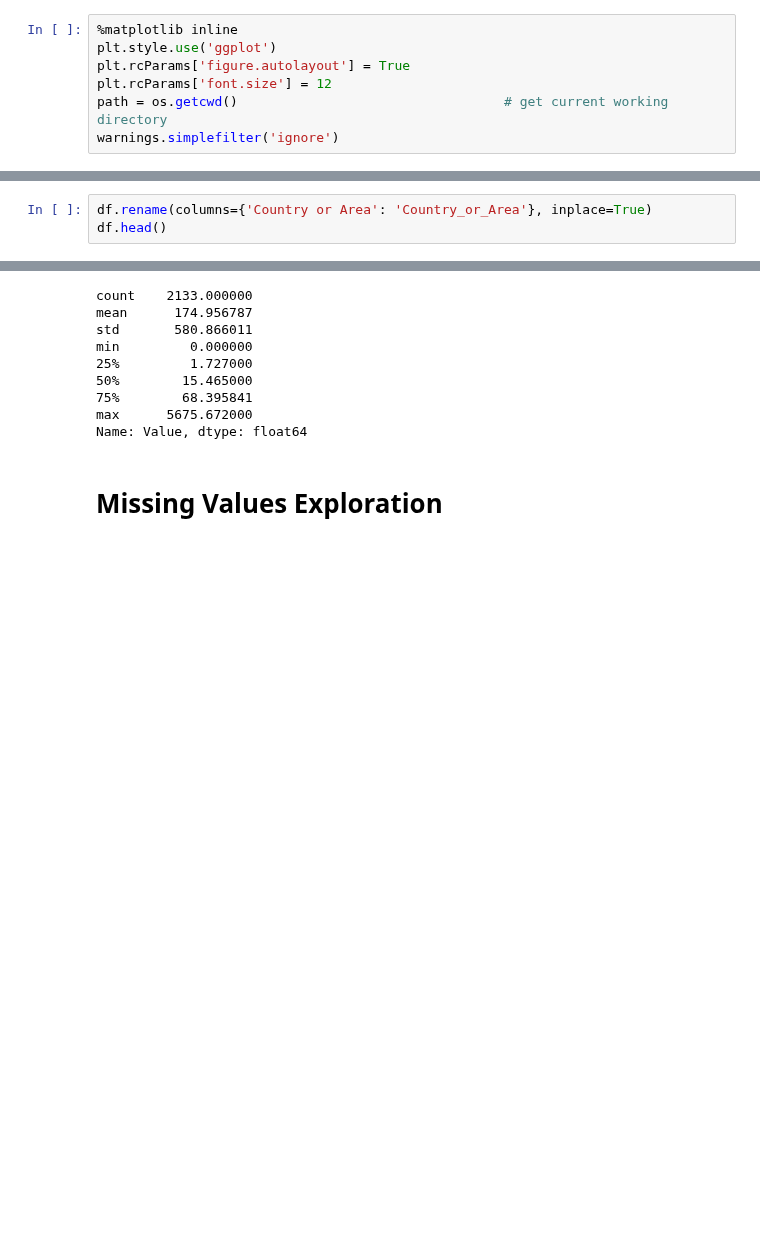
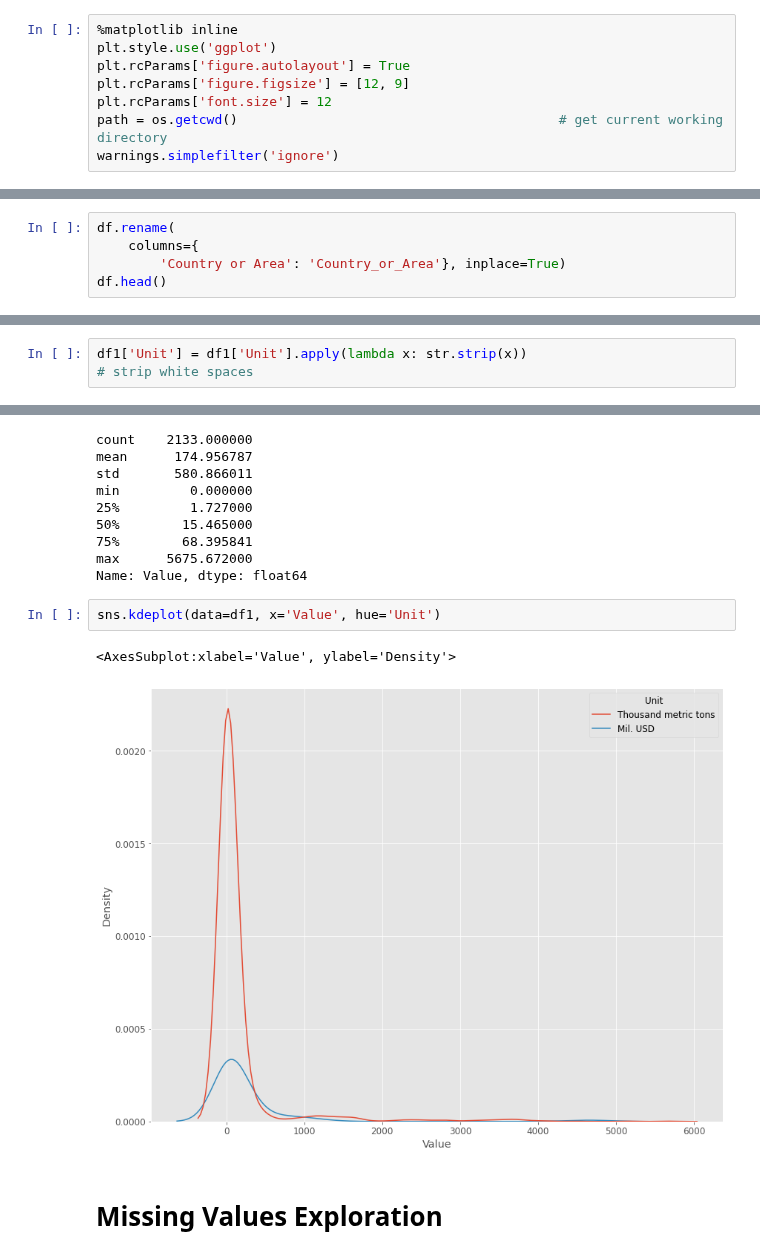
Before and after one commit to eldrigeampong/Data-Science, a Jupyter notebook: UN/Industrial Commodity Statistics Database/proj.ipynb, the cells around one changed output, grey strips where cells are left out. Cells and saved outputs as stored; diff of their text form; blank space fills up the shorter version.

```diff
--- a/UN/Industrial Commodity Statistics Database/proj.ipynb
+++ b/UN/Industrial Commodity Statistics Database/proj.ipynb
@@ -15,8 +15,9 @@ import warnings
 %matplotlib inline
 plt.style.use('ggplot')
 plt.rcParams['figure.autolayout'] = True
+plt.rcParams['figure.figsize'] = [12, 9]
 plt.rcParams['font.size'] = 12
-path = os.getcwd()                                  # get current working directory
+path = os.getcwd()                                         # get current working directory
 warnings.simplefilter('ignore')
 # %% [markdown]
 # Import Data
@@ -62,7 +63,9 @@ Data columns (total 5 columns):
 dtypes: float64(1), object(4)
 memory usage: 83.4+ KB
 # %%
-df.rename(columns={'Country or Area': 'Country_or_Area'}, inplace=True)
+df.rename(
+    columns={
+        'Country or Area': 'Country_or_Area'}, inplace=True)
 df.head()
 # %% [output]
 |  | Country_or_Area | Year | Unit | Value | Value Footnotes |
@@ -89,6 +92,8 @@ df1[['Country_or_Area', 'Unit']].describe()
 | unique | 168 | 2 |
 | top | Mexico | Thousand metric tons |
 | freq | 44 | 1660 |
+# %%
+df1['Unit'] = df1['Unit'].apply(lambda x: str.strip(x))                             # strip white spaces
 # %%
 df1['Country_or_Area'].value_counts()
 # %% [output]
@@ -116,6 +121,11 @@ min         0.000000
 75%        68.395841
 max      5675.672000
 Name: Value, dtype: float64
+# %%
+sns.kdeplot(data=df1, x='Value', hue='Unit')
+# %% [output]
+<AxesSubplot:xlabel='Value', ylabel='Density'>
+[figure, added]
 # %% [markdown]
 # Missing Values Exploration
 # %%
```
Also changed, not shown: parts of 20 cells of this notebook, 1 other file.
